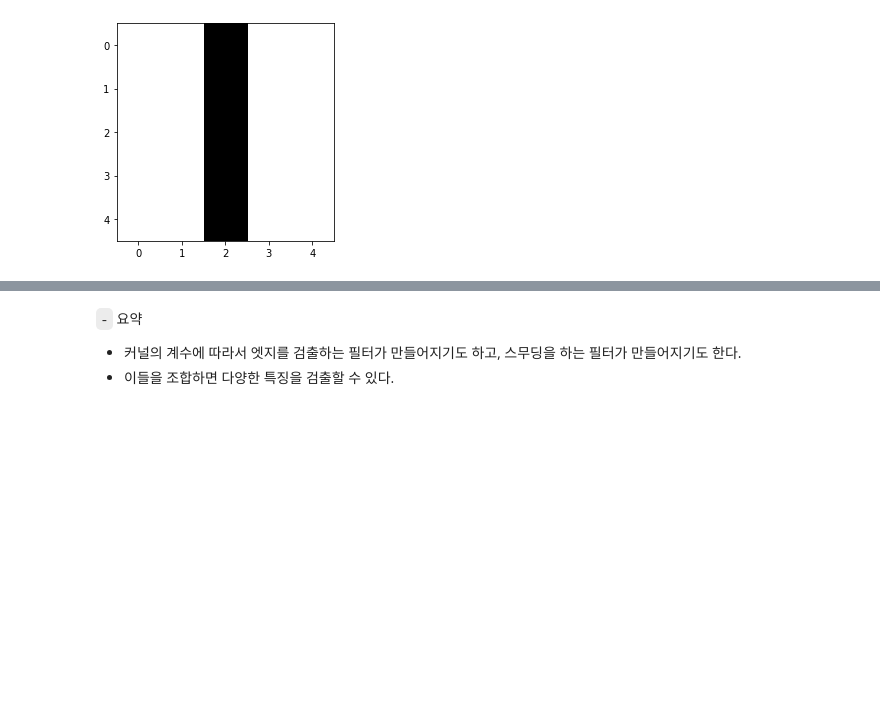
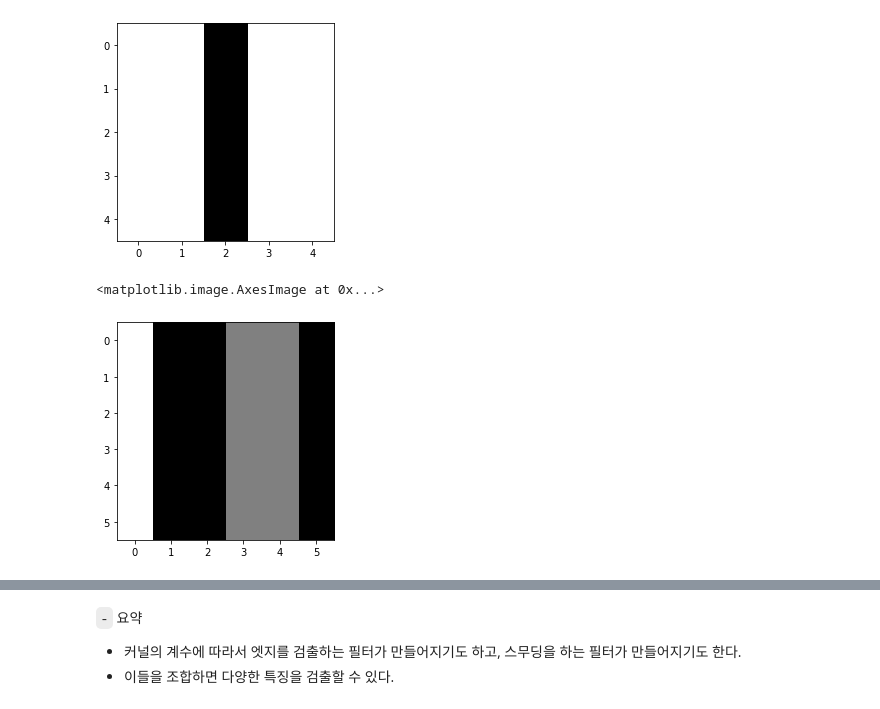
Before and after one commit to seoyeonc/chch, a Jupyter notebook: _notebooks/2022-01-11-bd_9주차.ipynb, the cells around one changed output, grey strips where cells are left out. Cells and saved outputs as stored; diff of their text form; code cells hidden in the pictures; blank space fills up the shorter version.

```diff
--- a/_notebooks/2022-01-11-bd_9주차.ipynb
+++ b/_notebooks/2022-01-11-bd_9주차.ipynb
@@ -109,6 +109,13 @@ img = torch.Tensor([[.1, .1, .1, .0, .0, .0],
                     [.1, .1, .1, .0, .0, .0],
                     [.1, .1, .1, .0, .0, .0],
                     [.1, .1, .1, .0, .0, .0]]).reshape(1,1,6,6)
+# %%
+_img = torch.Tensor([[.1, -0.1, -0.1, .0, .0, -0.1],
+                    [.1, -0.1, -0.1, .0, .0, -0.1],
+                    [.1, -0.1, -0.1, .0, .0,-0.1],
+                    [.1, -0.1, -0.1, .0, .0, -0.1],
+                    [.1, -0.1, -0.1, .0, .0, -0.1],
+                    [.1, -0.1, -0.1, .0, .0, -0.1]]).reshape(1,1,6,6)
 # %%
 img
 # %% [output]
@@ -137,3 +165,8 @@ plt.imshow(conv(img)[0][1].data,cmap='gray')
 # %% [output]
 <matplotlib.image.AxesImage at 0x...>
 [figure]
+# %%
+plt.imshow(_img.squeeze(),cmap='gray')
+# %% [output]
+<matplotlib.image.AxesImage at 0x...>
+[figure, added]
```
Also changed, not shown: parts of 8 cells of this notebook.
